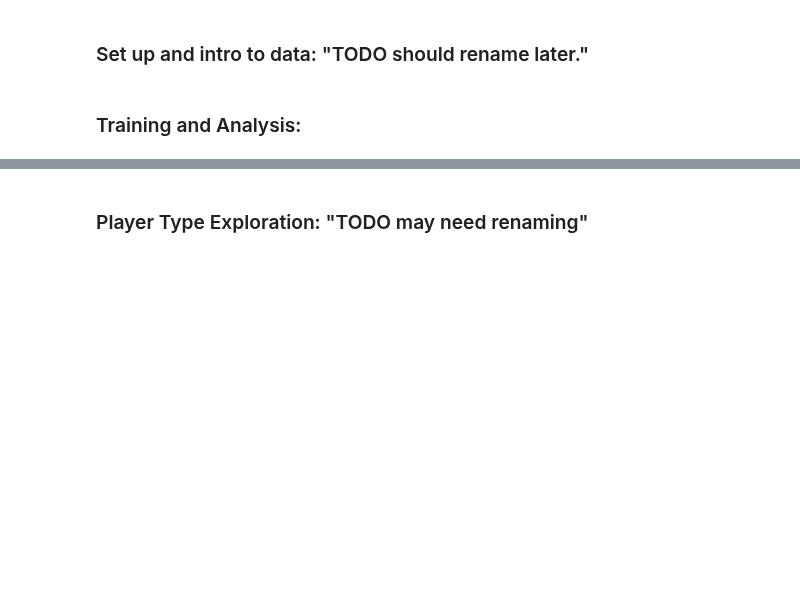
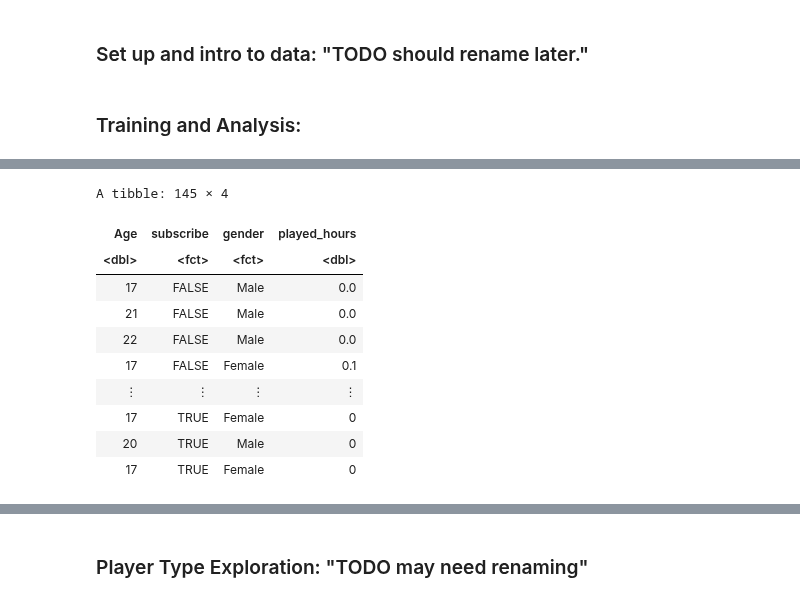
Before and after one commit to FabianoGLentini/player-subscription-ml, a Jupyter notebook: Project Report.ipynb, the cells around one changed output, grey strips where cells are left out. Cells and saved outputs as stored; diff of their text form; code cells hidden in the pictures; blank space fills up the shorter version.

```diff
--- a/Project Report.ipynb
+++ b/Project Report.ipynb
@@ -52,48 +56,25 @@ A tibble: 6 × 6
 # %%
-set.seed(2025)
+set.seed(2025) # Don't change
+# Prep for modelling
+ply_df <- select(player_df, Age, subscribe, gender, played_hours)  # Exclude row_id & experience for modeling purposes
 
 # Split step
-player_split <- select(player_df, -row_id) |> # Exclude row id for modeling purposes
-                initial_split(, prop = 0.75, strata = subscribe)
+player_split <- initial_split(ply_df, prop = 0.75, strata = subscribe)
 player_train <- training(player_split)
 player_test <- testing(player_split)
-
-# Scale/Recipe
-# Note: A = Age, G = gender and H = played_hours
-# Recipe 01:
-# Age + gender + played_hours
-player_recipe_All <- recipe(subscribe ~ Age + gender + played_hours, player_train) |>
-                step_normalize(all_predictors)
-
-# Recipe 02:
-# Age + played_hours
-player_recipe_AH <- recipe(subscribe ~ Age + played_hours, player_train) |>
-                step_normalize(all_predictors)
-
-# Recipe 03:
-# Age + gender
-player_recipe_AG <- recipe(subscribe ~ Age + gender, player_train) |>
-                step_normalize(all_predictors)
-
-# Recipe 04:
-# gender + played_hours
-player_recipe_GH <- recipe(subscribe ~ gender + played_hours, player_train) |>
-                step_normalize(all_predictors)
-
-# Recipe 05:
-# Age
-player_recipe_A <- recipe(subscribe ~ Age, player_train) |>
-                step_normalize(all_predictors)
-
-# Recipe 06:
-# gender
-player_recipe_G <- recipe(subscribe ~ gender, player_train) |>
-                step_normalize(all_predictors)
-
-# Recipe 07:
-# played_hours
-player_recipe_H <- recipe(subscribe ~ played_hours, player_train) |>
-                step_normalize(all_predictors)
+player_train
+# %% [output]
+A tibble: 145 × 4
+| Age | subscribe | gender | played_hours |
+| <dbl> | <fct> | <fct> | <dbl> |
+| 17 | FALSE | Male | 0.0 |
+| 21 | FALSE | Male | 0.0 |
+| 22 | FALSE | Male | 0.0 |
+| 17 | FALSE | Female | 0.1 |
+| ⋮ | ⋮ | ⋮ | ⋮ |
+| 17 | TRUE | Female | 0 |
+| 20 | TRUE | Male | 0 |
+| 17 | TRUE | Female | 0 |
 # %%
 #TODO FABIO write up split/scale/recipe step reasoning
 # 'initial split' Use Strata sub to balance the outcome for the bool prediction to avoid
```
Also changed, not shown: parts of 8 cells of this notebook.
